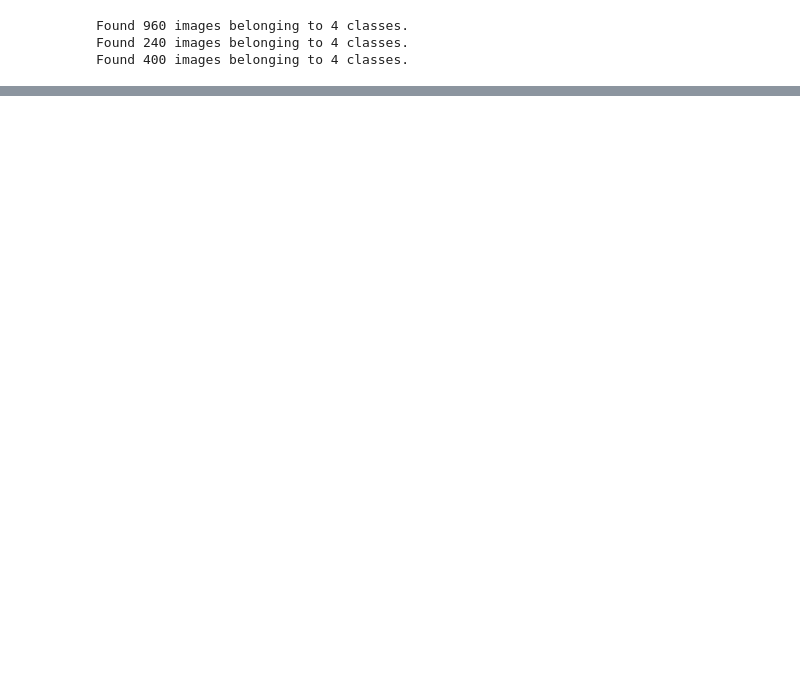
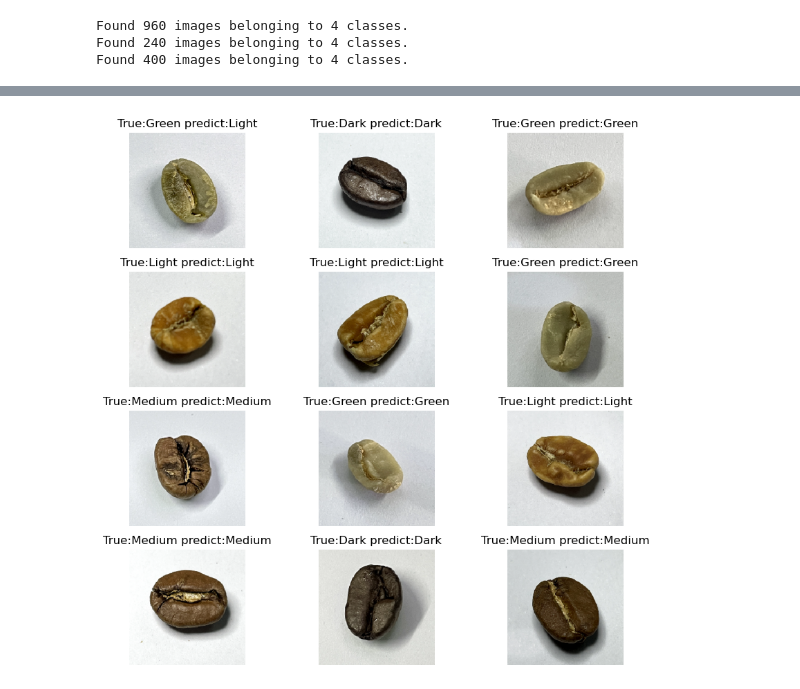
Before and after one commit to SHL47/info550_FinalProject_SHIHHSUAN_LO, a Jupyter notebook: project_code.ipynb, the cells around one changed output, grey strips where cells are left out. Saved outputs shown, nothing was run; the diff lists cells and outputs as text; code cells hidden in the pictures; blank space fills up the shorter version.

```diff
--- a/project_code.ipynb
+++ b/project_code.ipynb
@@ -315,0 +232,17 @@ model2.evaluate(test_ds)
+# %%
+# vgg16
+base_model_3 = tf.keras.applications.vgg16.VGG16(include_top=False, weights='imagenet', input_shape=(256,256,3))
+base_model_3.trainable = False
+
+# defining Sequential model with layer
+model3 = Sequential([base_model_3, GlobalAvgPool2D(),Dense(256, activation='relu'),Dropout(0.2),Dense(number_of_classes, activation='softmax')])
+
+
+# compiling a model wich model loss, optimizer, metrics setting
+model3.compile(loss='sparse_categorical_crossentropy',optimizer='adam',metrics=['accuracy'])
+
+#callbacks epochs with no improvement to wait before stopping the training process
+#save the weights of the best performing
+callback = [EarlyStopping(patience=5, restore_best_weights=True), ModelCheckpoint("VGG16" + ".h5", save_best_only=True)]
+# training the model on the training dataset evaluating it on the validation dataset
+model3.fit(train_dataset, validation_data=valid_dataset, epochs=10, callbacks=callback)
@@ -315,0 +276,22 @@ model2.evaluate(test_ds)
+# %%
+# creates a new figure
+plt.figure(figsize=(10,10))
+i=1
+for images, labels in iter(test_dataset):
+
+    # randomly select images
+    image_id = np.random.randint(len(images))
+    image = images[image_id]
+    label = labels[image_id]
+    # predicted label base on model
+    predict_prob=model3.predict(image[np.newaxis,...])
+    predict_index=int(np.argmax(predict_prob))
+    predict_label = class_names[predict_index]
+    plt.subplot(4,3,i)
+    plt.imshow(image)
+    plt.title(f'True:{class_names[int(label)]} predict:{predict_label}')
+    plt.axis('off')
+    i+=1
+    if i==13: break
+plt.show()
+# %% [output]
@@ -315,0 +310 @@ model2.evaluate(test_ds)
+[figure, added]
```
Also changed, not shown: parts of 18 cells of this notebook.
